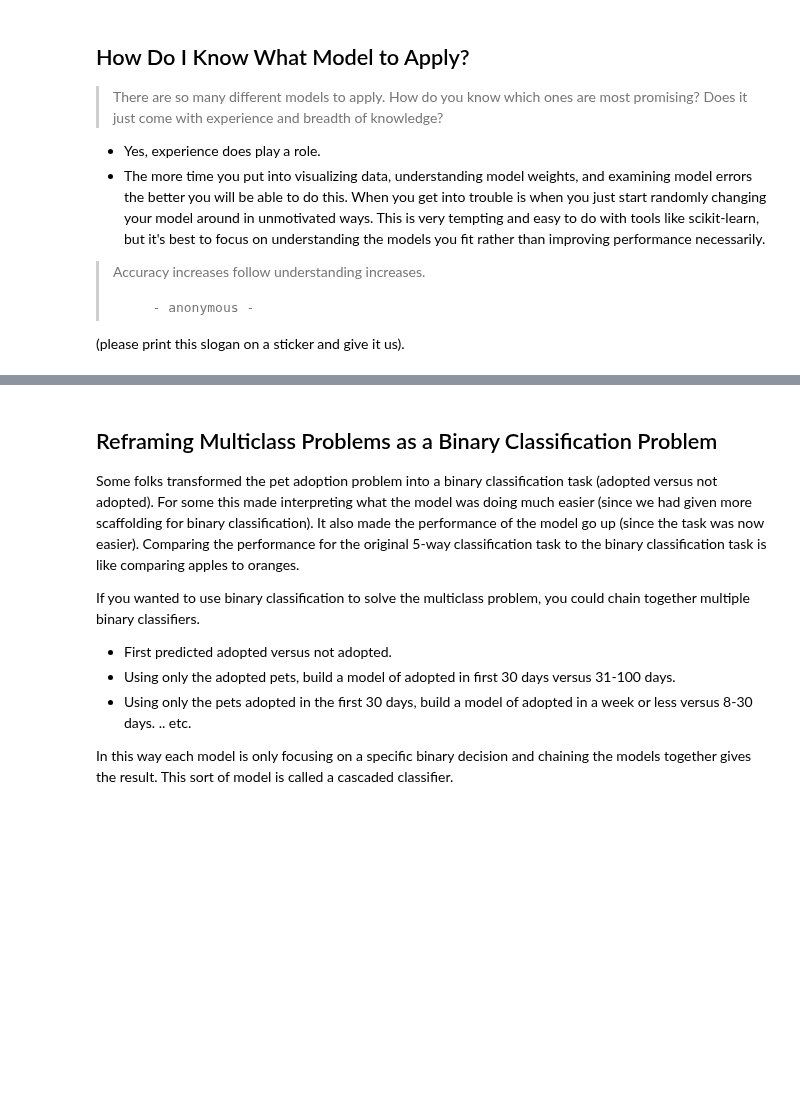
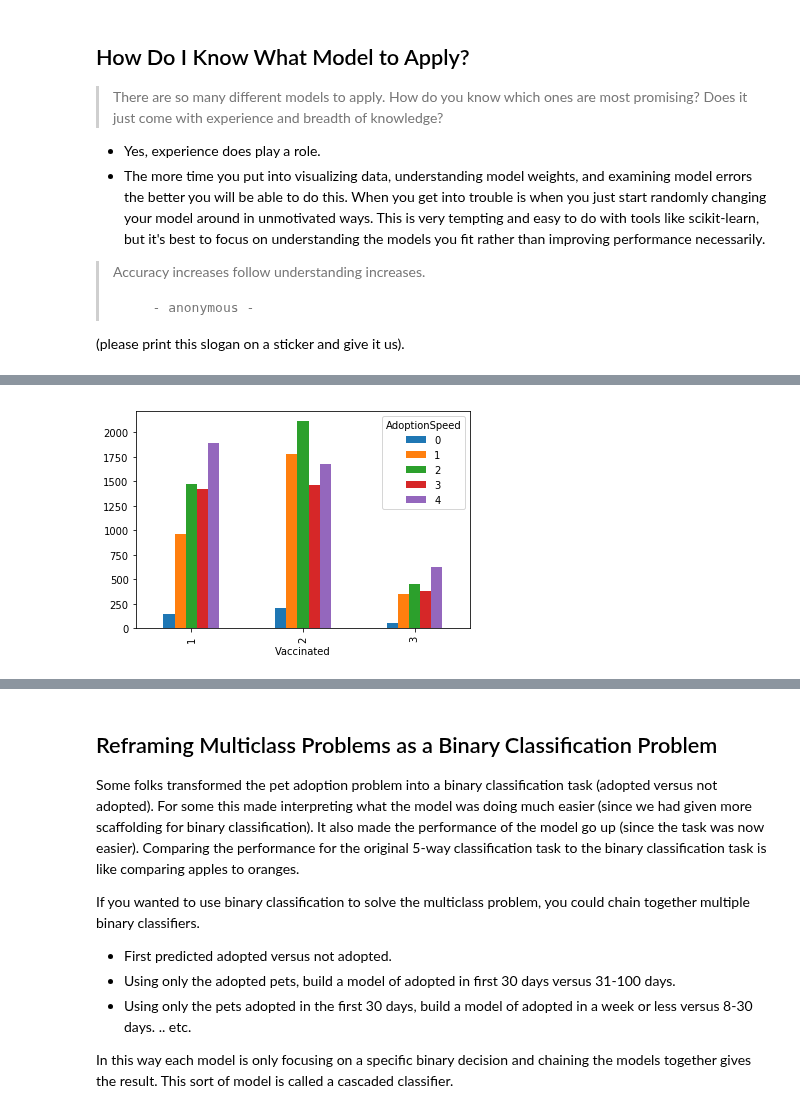
Before and after one commit to mlfa19/assignments, a Jupyter notebook: Module 1/05/assignment05_debrief.ipynb, the cells around one changed output, grey strips where cells are left out. Saved outputs shown, nothing was run; the diff lists cells and outputs as text; code cells hidden in the pictures; blank space fills up the shorter version.

```diff
--- a/Module 1/05/assignment05_debrief.ipynb
+++ b/Module 1/05/assignment05_debrief.ipynb
@@ -352,0 +373,5 @@ plt.show()
+# %%
+pets_df.groupby('AdoptionSpeed')['Vaccinated'].value_counts().unstack(0).plot.bar()
+plt.show()
+# %% [output]
+[figure, added]
```
Also changed, not shown: parts of 15 cells of this notebook.
